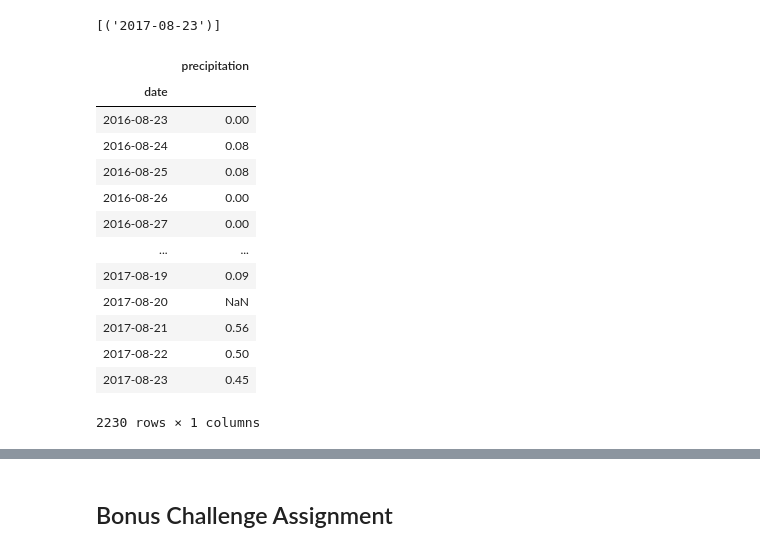
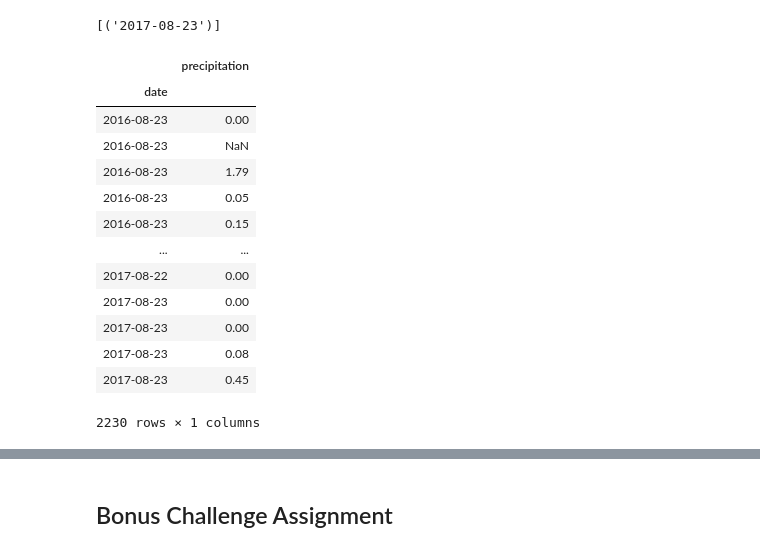
Before and after one commit to ashwinabraham34/sqlalchemy-challenge, a Jupyter notebook: climate_starter.ipynb, the cells around one changed output, grey strips where cells are left out. Cells and saved outputs as stored; diff of their text form; code cells hidden in the pictures.

```diff
--- a/climate_starter.ipynb
+++ b/climate_starter.ipynb
@@ -77,19 +77,22 @@ precipitation_query = session.query(func.strftime("%Y-%m-%d", measurement.date),
 # Save the query results as a Pandas DataFrame and set the index to the date column
 # Sort the dataframe by date
 precipitation_df = pd.DataFrame(precipitation_query, columns = ['date', 'precipitation'])
-precipitation_df.set_index('date')
+precipitation_df.set_index('date', inplace = True)
-# %% [output]
-|  | precipitation |
-| date |  |
-| 2016-08-23 | 0.00 |
-| 2016-08-24 | 0.08 |
-| 2016-08-25 | 0.08 |
-| 2016-08-26 | 0.00 |
-| 2016-08-27 | 0.00 |
-| ... | ... |
-| 2017-08-19 | 0.09 |
-| 2017-08-20 | NaN |
-| 2017-08-21 | 0.56 |
-| 2017-08-22 | 0.50 |
-| 2017-08-23 | 0.45 |
-2230 rows × 1 columns
+# %%
+precipitation_df = precipitation_df.sort_values(by = 'date')
+precipitation_df
+# %% [output]
+|  | precipitation |
+| date |  |
+| 2016-08-23 | 0.00 |
+| 2016-08-23 | NaN |
+| 2016-08-23 | 1.79 |
+| 2016-08-23 | 0.05 |
+| 2016-08-23 | 0.15 |
+| ... | ... |
+| 2017-08-22 | 0.00 |
+| 2017-08-23 | 0.00 |
+| 2017-08-23 | 0.00 |
+| 2017-08-23 | 0.08 |
+| 2017-08-23 | 0.45 |
+2230 rows × 1 columns
```
Also changed, not shown: parts of 6 cells of this notebook.
